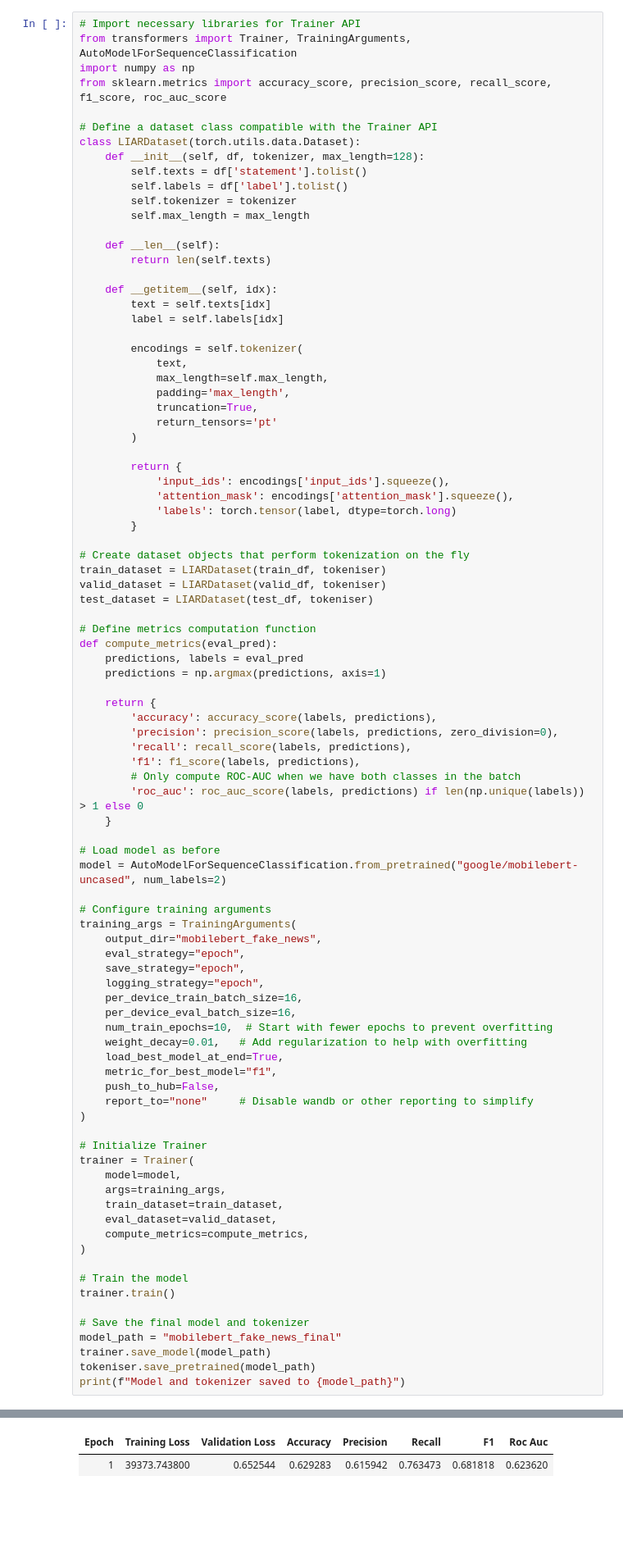
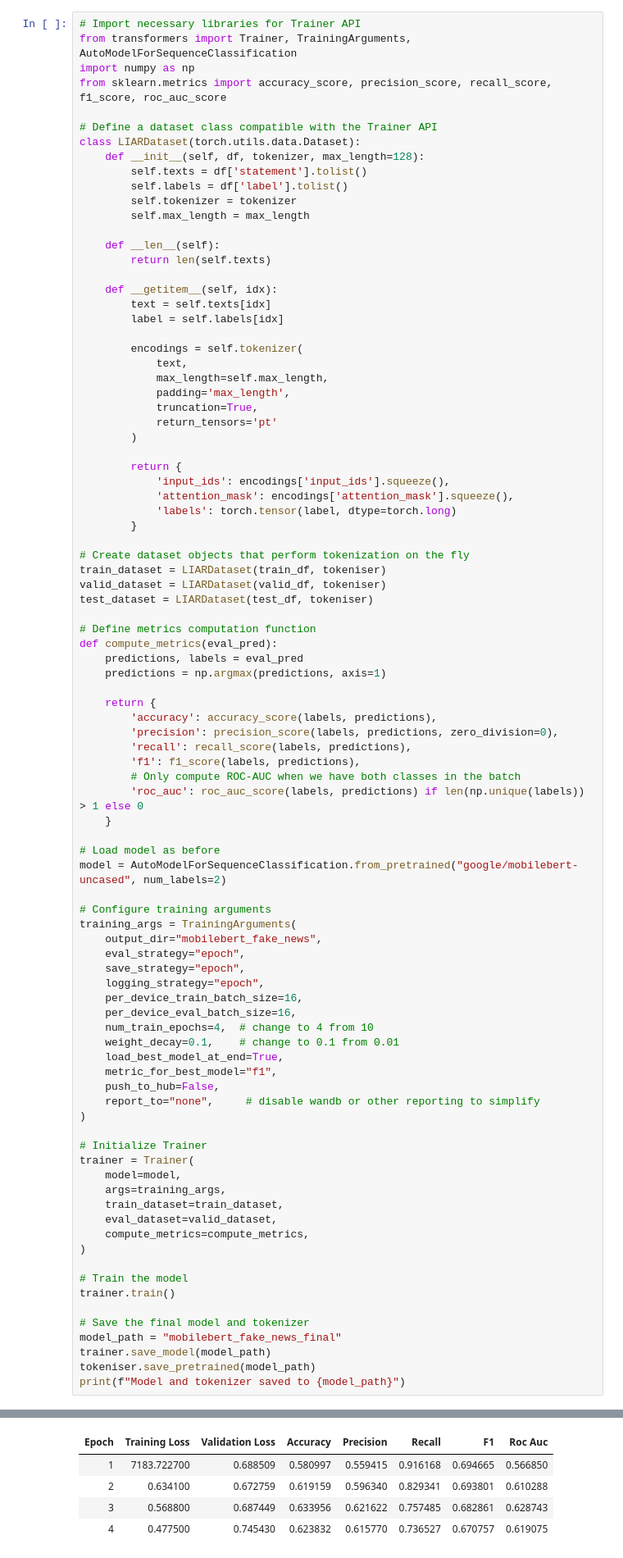
Before and after one commit to gabrieljy/fp-fakeNews, a Jupyter notebook: product/main_pipeline_ver1.ipynb, the cells around one changed output, grey strips where cells are left out. Shown at 82% size. Drawn from its saved outputs; the diff is of its cells as text; blank space fills up the shorter version.

Commit message:
v1 final
all changes to v1 product and report.

```diff
--- a/product/main_pipeline_ver1.ipynb
+++ b/product/main_pipeline_ver1.ipynb
@@ -224,12 +224,12 @@ training_args = TrainingArguments(
     logging_strategy="epoch",
     per_device_train_batch_size=16,
     per_device_eval_batch_size=16,
-    num_train_epochs=10,  # Start with fewer epochs to prevent overfitting
-    weight_decay=0.01,   # Add regularization to help with overfitting
+    num_train_epochs=4,  # change to 4 from 10
+    weight_decay=0.1,    # change to 0.1 from 0.01
     load_best_model_at_end=True,
     metric_for_best_model="f1",
     push_to_hub=False,
-    report_to="none"     # Disable wandb or other reporting to simplify
+    report_to="none",     # disable wandb or other reporting to simplify
 )
 
 # Initialize Trainer
@@ -256,2 +256,5 @@ You should probably TRAIN this model on a down-stream task to be able to use it
 | Epoch | Training Loss | Validation Loss | Accuracy | Precision | Recall | F1 | Roc Auc |
-| 1 | 39373.743800 | 0.652544 | 0.629283 | 0.615942 | 0.763473 | 0.681818 | 0.623620 |
+| 1 | 7183.722700 | 0.688509 | 0.580997 | 0.559415 | 0.916168 | 0.694665 | 0.566850 |
+| 2 | 0.634100 | 0.672759 | 0.619159 | 0.596340 | 0.829341 | 0.693801 | 0.610288 |
+| 3 | 0.568800 | 0.687449 | 0.633956 | 0.621622 | 0.757485 | 0.682861 | 0.628743 |
+| 4 | 0.477500 | 0.745430 | 0.623832 | 0.615770 | 0.736527 | 0.670757 | 0.619075 |
```
Also changed, not shown: parts of 6 cells of this notebook, 1 other file.
